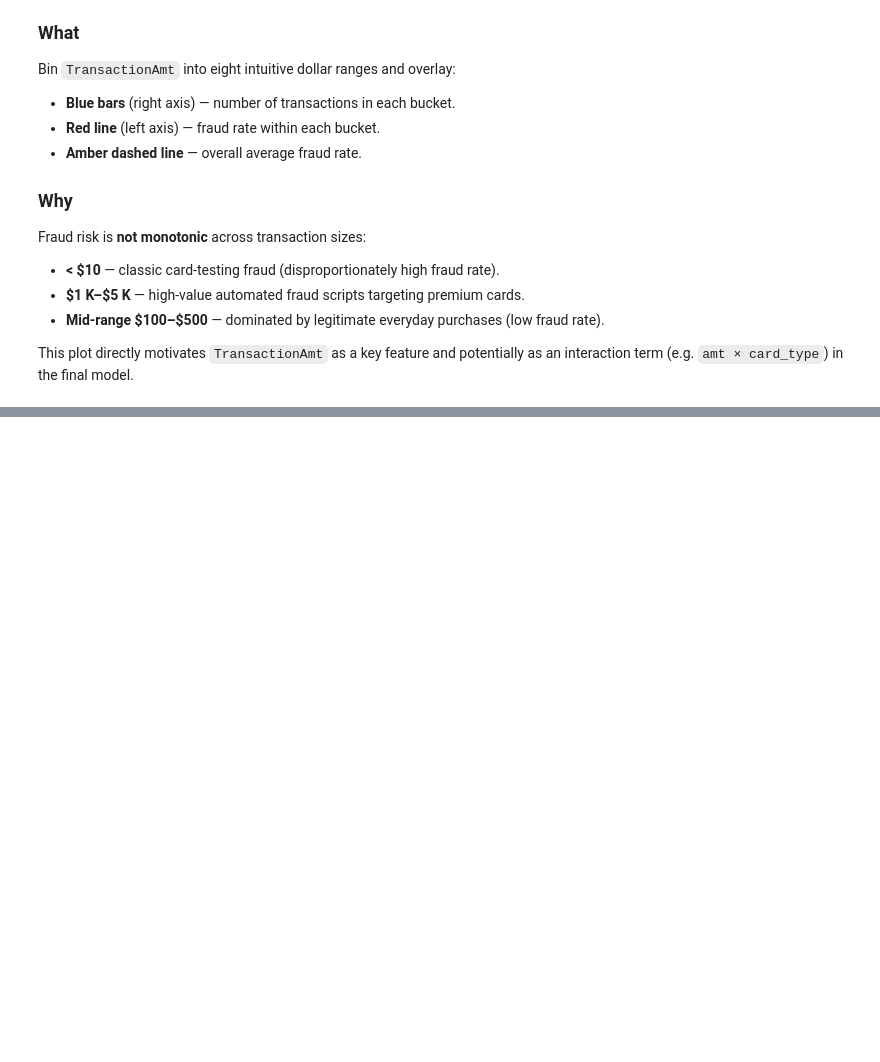
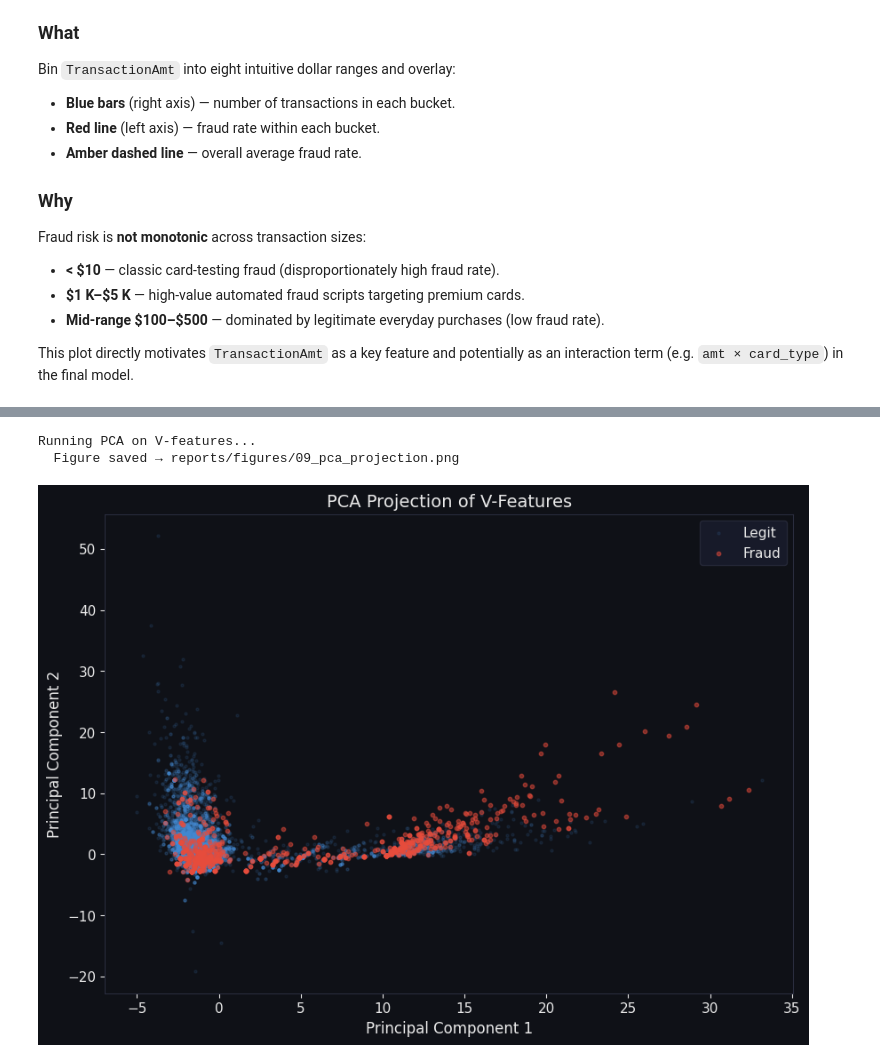
Before and after one commit to hamxa296/ML-Project-hehe, a Jupyter notebook: notebooks/02_EDA.ipynb, the cells around one changed output, grey strips where cells are left out. Saved outputs shown, nothing was run; the diff lists cells and outputs as text; code cells hidden in the pictures; blank space fills up the shorter version.

```diff
--- a/notebooks/02_EDA.ipynb
+++ b/notebooks/02_EDA.ipynb
@@ -369,0 +404,33 @@ interaction term (e.g. `amt × card_type`) in the final model.
+# %%
+from sklearn.decomposition import PCA
+from sklearn.preprocessing import StandardScaler
+
+print('Running PCA on V-features...')
+v_cols = [c for c in df.columns if c.startswith('V')][:50]
+if v_cols:
+    pca_data = df[v_cols].sample(min(50000, len(df)), random_state=42)
+    pca_target = df.loc[pca_data.index, 'isFraud']
+
+    scaler = StandardScaler()
+    pca_scaled = scaler.fit_transform(pca_data)
+
+    pca = PCA(n_components=2)
+    components = pca.fit_transform(pca_scaled)
+
+    fig = plt.figure(figsize=(10, 7))
+    plt.scatter(components[pca_target==0, 0], components[pca_target==0, 1],
+                c=LEGIT, alpha=0.1, label='Legit', s=5)
+    plt.scatter(components[pca_target==1, 0], components[pca_target==1, 1],
+                c=FRAUD, alpha=0.5, label='Fraud', s=10)
+
+    plt.title('PCA Projection of V-Features')
+    plt.xlabel('Principal Component 1')
+    plt.ylabel('Principal Component 2')
+    plt.legend()
+    savefig(fig, '09_pca_projection.png')
+else:
+    print('No V-features found to perform PCA.')
+# %% [output]
+Running PCA on V-features...
+  Figure saved → reports/figures/09_pca_projection.png
+[figure, added]
```
Also changed, not shown: parts of 11 cells of this notebook, 50 other files.
